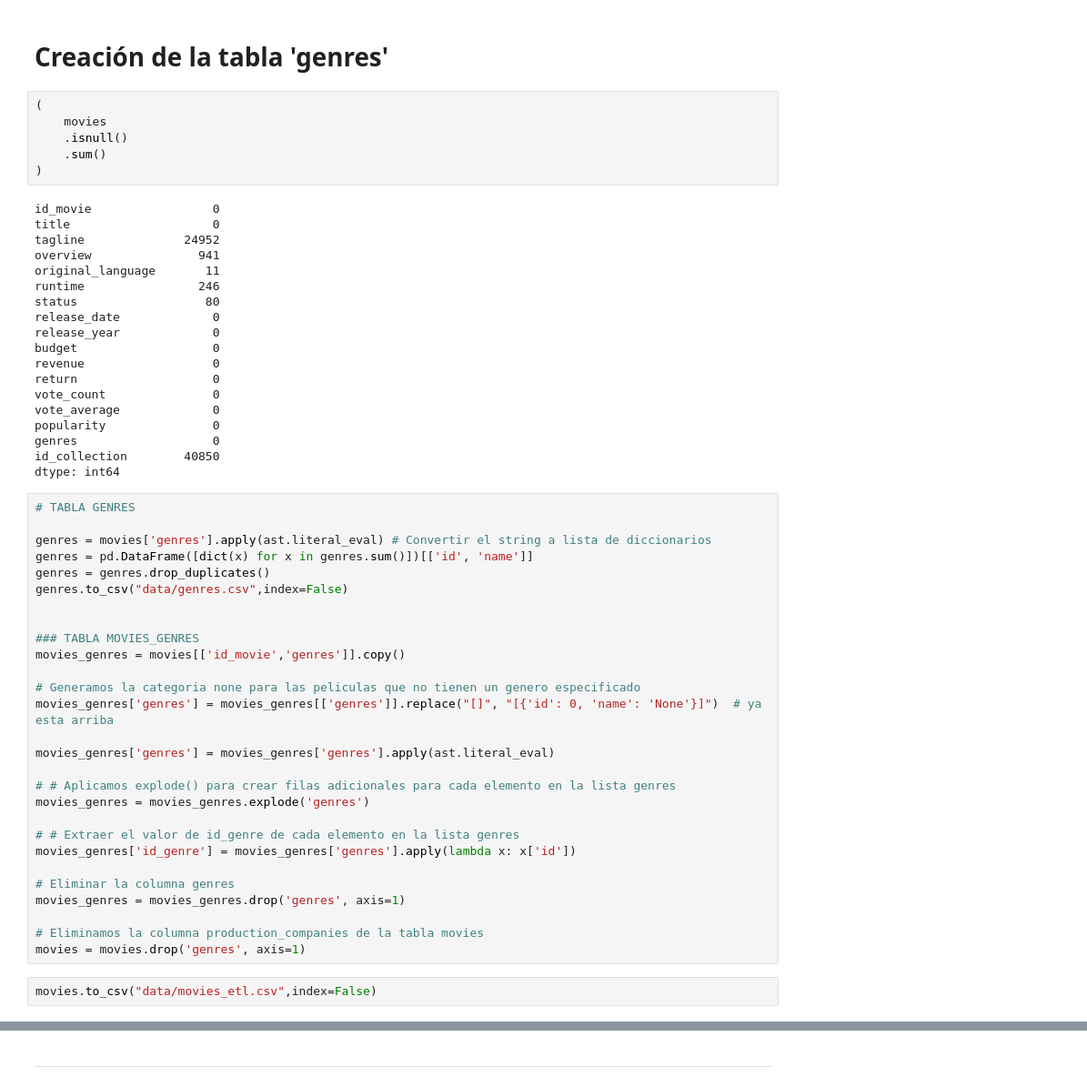
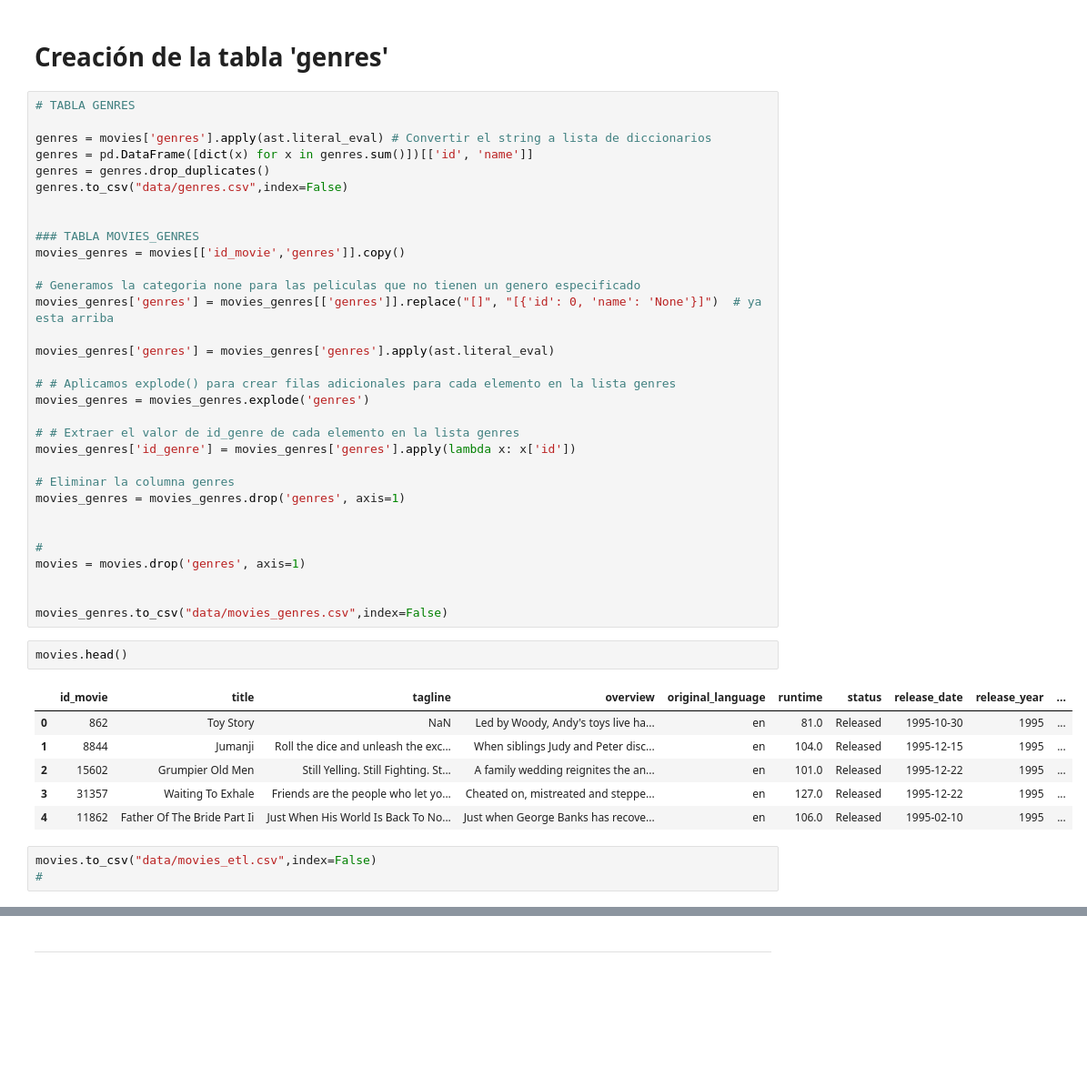
Before and after one commit to rominaEsc/ML_OPS_P1, a Jupyter notebook: 1_etl_movies.ipynb, the cells around one changed output, grey strips where cells are left out. Shown: that part at 91% size. Saved outputs shown, nothing was run; the diff lists cells and outputs as text; blank space fills up the shorter version.

```diff
--- a/1_etl_movies.ipynb
+++ b/1_etl_movies.ipynb
@@ -517,31 +517,6 @@ movies = movies.drop('spoken_languages', axis=1)
 -------
 # %% [markdown]
 # Creación de la tabla 'genres'
-# %%
-(
-    movies
-    .isnull()
-    .sum()
-)
-# %% [output]
-id_movie                 0
-title                    0
-tagline              24952
-overview               941
-original_language       11
-runtime                246
-status                  80
-release_date             0
-release_year             0
-budget                   0
-revenue                  0
-return                   0
-vote_count               0
-vote_average             0
-popularity               0
-genres                   0
-id_collection        40850
-dtype: int64
 # %%
 # TABLA GENRES
 
@@ -568,10 +543,24 @@ movies_genres['id_genre'] = movies_genres['genres'].apply(lambda x: x['id'])
 # Eliminar la columna genres
 movies_genres = movies_genres.drop('genres', axis=1)
 
-# Eliminamos la columna production_companies de la tabla movies
+
+#
 movies = movies.drop('genres', axis=1)
+
+
+movies_genres.to_csv("data/movies_genres.csv",index=False)
+# %%
+movies.head()
+# %% [output]
+|  | id_movie | title | tagline | overview | original_language | runtime | status | release_date | release_year | ... |
+| 0 | 862 | Toy Story | NaN | Led by Woody, Andy's toys live ha... | en | 81.0 | Released | 1995-10-30 | 1995 | ... |
+| 1 | 8844 | Jumanji | Roll the dice and unleash the exc... | When siblings Judy and Peter disc... | en | 104.0 | Released | 1995-12-15 | 1995 | ... |
+| 2 | 15602 | Grumpier Old Men | Still Yelling. Still Fighting. St... | A family wedding reignites the an... | en | 101.0 | Released | 1995-12-22 | 1995 | ... |
+| 3 | 31357 | Waiting To Exhale | Friends are the people who let yo... | Cheated on, mistreated and steppe... | en | 127.0 | Released | 1995-12-22 | 1995 | ... |
+| 4 | 11862 | Father Of The Bride Part Ii | Just When His World Is Back To No... | Just when George Banks has recove... | en | 106.0 | Released | 1995-02-10 | 1995 | ... |
 # %%
 movies.to_csv("data/movies_etl.csv",index=False)
+#
 # %%
 movies
 # %% [output]
```
Also changed, not shown: parts of 1 cell of this notebook, 10 other files.
